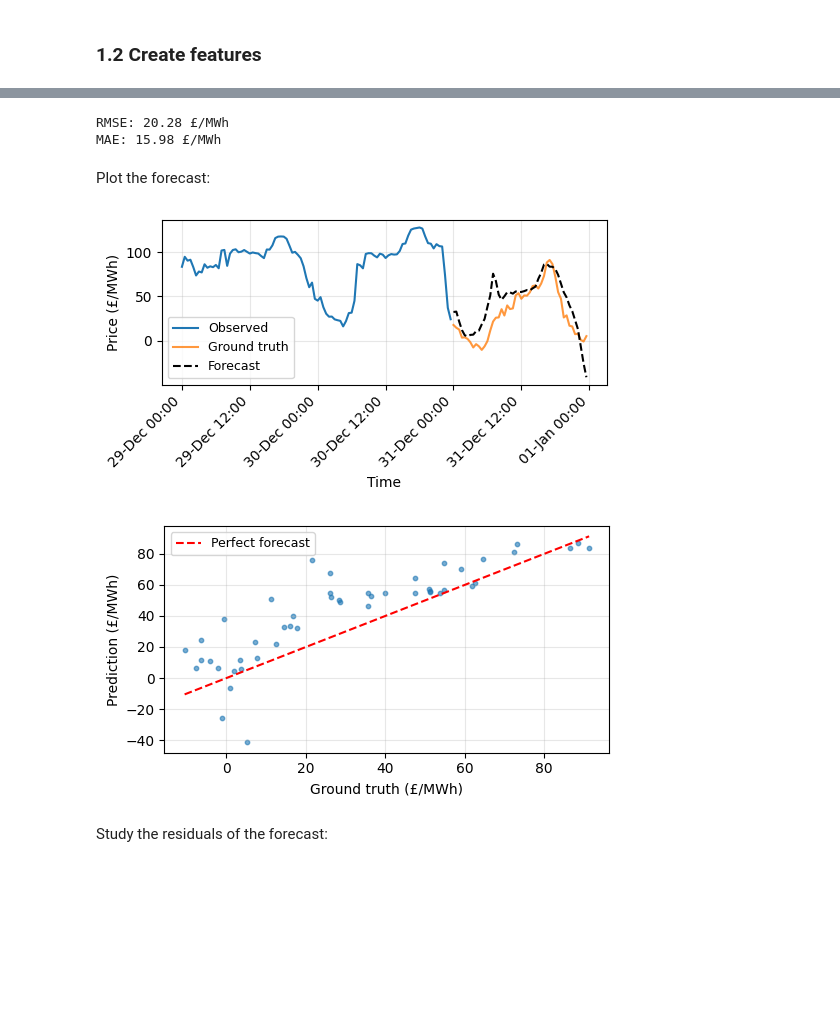
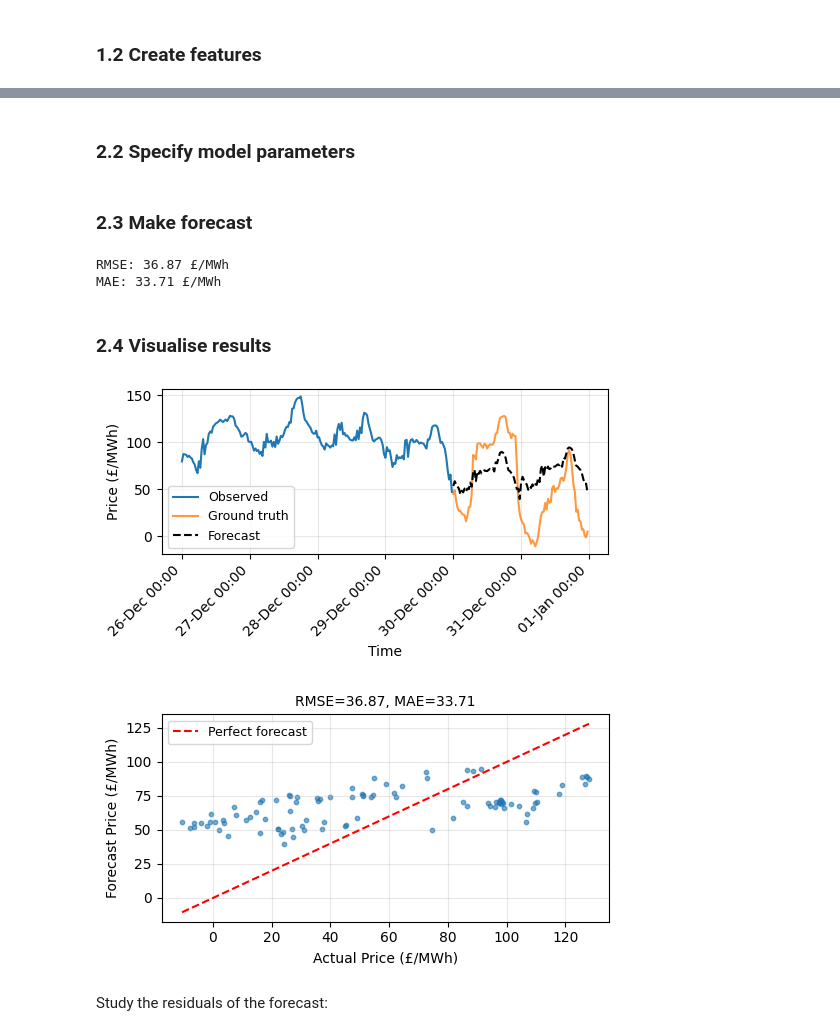
Before and after one commit to christianfenton/electricity_pricing, a Jupyter notebook: models/sarimax.ipynb, the cells around one changed output, grey strips where cells are left out. Cells and saved outputs as stored; diff of their text form; code cells hidden in the pictures; blank space fills up the shorter version.

```diff
--- a/models/sarimax.ipynb
+++ b/models/sarimax.ipynb
@@ -104,8 +104,10 @@ temporal_features = [
     "is_weekend",
 ]
 
-train_feature_cols = temporal_features + ["demand_train", "wind_train"]
-forecast_feature_cols = temporal_features + ["demand_forecast", "wind_forecast"]
+# Note: ARIMA converges better without demand and wind variables,
+# so they've been dropped for now.
+train_feature_cols = temporal_features #+ ["demand_train", "wind_train"]
+forecast_feature_cols = temporal_features #+ ["demand_forecast", "wind_forecast"]
 
 # Drop unnecessary columns
 cols = set(
@@ -155,0 +123,20 @@ model_fitted = model.fit()
+# %%
+endog = df[price_col]
+exog_train = df[train_feature_cols]
+
+# Train/test split by date
+n_train = 48 * 7  # 1 week of training data
+n_test = 48 * 2  # 2 days of test data
+
+# Train set (reset index to start from 0)
+df_train = df.iloc[-(n_train + n_test) : -n_test].reset_index(drop=True)
+endog_train = df_train[price_col]
+exog_train = df_train[train_feature_cols]
+
+# Test set (index continues from train set)
+df_test = df.iloc[-n_test:].reset_index(drop=True)
+df_test.index += len(df_train)
+endog_test = df_test[price_col]
+exog_test = df_test[forecast_feature_cols]
+# %% [markdown]
+### 2.2 Specify model parameters
@@ -156,16 +158,18 @@ model_fitted = model.fit()
+# %% [markdown]
+### 2.3 Make forecast
 # %%
 from utilities.evaluation import rmse, mae
 
 point_forecast = model_fitted.forecast(steps=n_test, exog=exog_test)
 
 # Compute forecasting error
-print(f"RMSE: {rmse(point_forecast, endog_test):.2f} £/MWh")
-print(f"MAE: {mae(point_forecast, endog_test):.2f} £/MWh")
+print(f"RMSE: {rmse(point_forecast, np.asarray(endog_test)):.2f} £/MWh")
+print(f"MAE: {mae(point_forecast, np.asarray(endog_test)):.2f} £/MWh")
 # %% [output]
-RMSE: 20.28 £/MWh
-MAE: 15.98 £/MWh
+RMSE: 36.87 £/MWh
+MAE: 33.71 £/MWh
 # %% [markdown]
-Plot the forecast:
+### 2.4 Visualise results
 # %%
 import matplotlib.dates as mdates
 
@@ -180,35 +184,43 @@ ax.plot(test_data[timestamp_col], test_data[price_col], label="Ground truth", al
 ax.plot(test_data[timestamp_col], point_forecast, ls="--", color="k", label="Forecast")
 
 # Format x-axis
 ax.xaxis.set_major_formatter(mdates.DateFormatter('%d-%b %H:%M'))
 ax.set_xlabel("Time", fontsize=10)
 ax.set_ylabel("Price (£/MWh)", fontsize=10)
 ax.legend(fontsize=9)
 ax.grid(True, alpha=0.3)
 plt.xticks(rotation=45, ha='right')
 plt.show()
 
 # Scatter plot with time-of-day color coding
 fig, ax = plt.subplots(figsize=(16 / 3, 3), layout="tight")
 
 # Color by settlement period
 scatter = ax.scatter(test_data[price_col], point_forecast, alpha=0.6, s=10)
 
 # Perfect forecast line
 ax.plot(
     [test_data[price_col].min(), test_data[price_col].max()],
     [test_data[price_col].min(), test_data[price_col].max()],
     "r--", label="Perfect forecast"
 )
 
 ax.set_xlabel("Ground truth (£/MWh)", fontsize=10)
 ax.set_ylabel("Prediction (£/MWh)", fontsize=10)
+
+y_pred = np.asarray(point_forecast)
+y_true = np.asarray(test_data[price_col])
+_rmse = rmse(y_pred, y_true)
+_mae = mae(y_pred, y_true)
+ax.set_xlabel("Actual Price (£/MWh)", fontsize=10)
+ax.set_ylabel("Forecast Price (£/MWh)", fontsize=10)
+ax.set_title(f"RMSE={_rmse:.2f}, MAE={_mae:.2f}", fontsize=10)
 ax.legend(fontsize=9)
 ax.grid(True, alpha=0.3)
 plt.show()
 # %% [output]
-[figure, old version]
+[figure, new version]
-[figure, old version]
+[figure, new version]
 # %% [markdown]
 Study the residuals of the forecast:
 # %%
```
Also changed, not shown: parts of 19 cells of this notebook, 2 other files.
